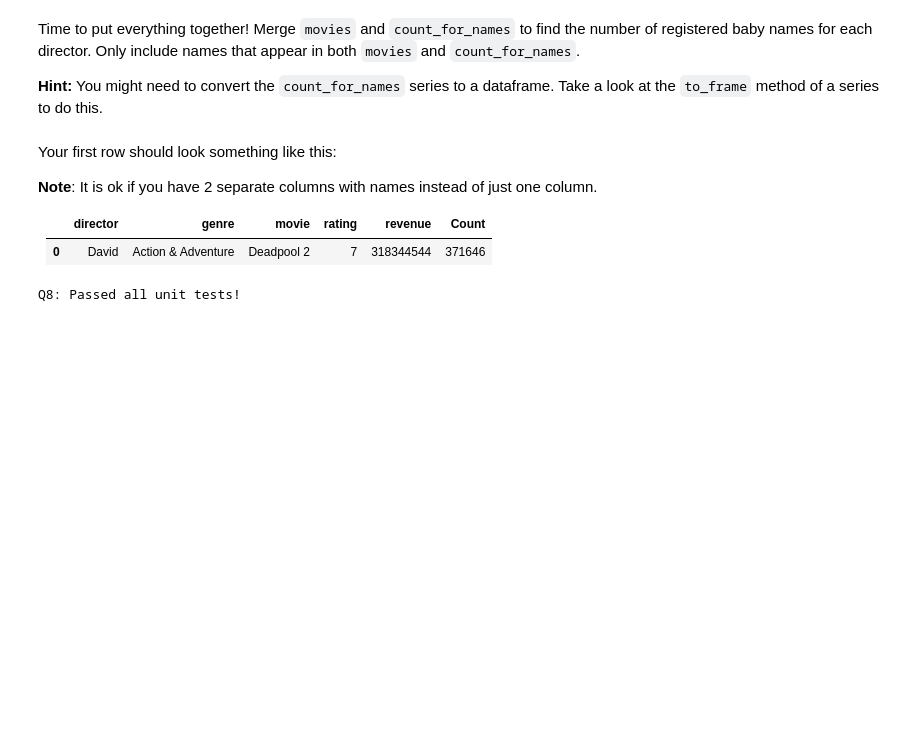
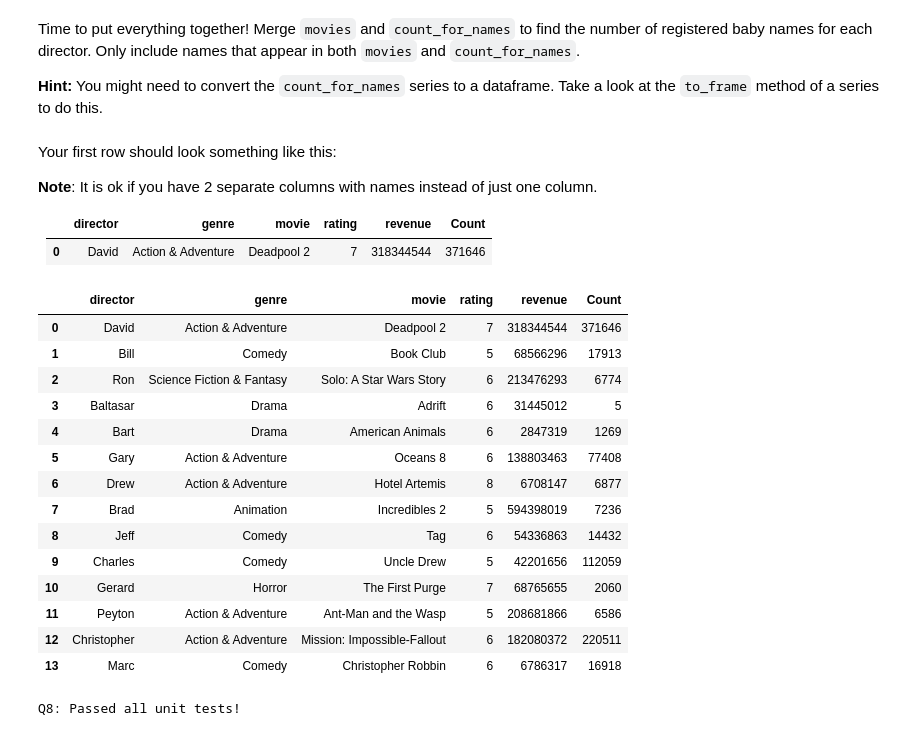
Before and after one commit to hanchaa/Korea_Univ_2022_1, a Jupyter notebook: COSE471/HW2/HW2.ipynb, the cells around one changed output. Drawn from its saved outputs; the diff is of its cells as text; code cells hidden in the pictures; blank space fills up the shorter version.

Commit message:
feat(COSE471_hw2): done hw2

```diff
--- a/COSE471/HW2/HW2.ipynb
+++ b/COSE471/HW2/HW2.ipynb
@@ -211,8 +211,8 @@ Q3: Passed all unit tests!
 When you run a code cell, Colab executes it on a temporary cloud instance.  Every time you open the notebook, you will be assigned a different machine.  All compute state and files saved on the previous machine will be lost.  Therefore, you may need to re-download datasets or rerun code after a reset. Here, you can mount your Google drive to the temporary cloud instance's local filesystem using the following code snippet and save files under the specified directory (note that you will have to provide permission every time you run this).
 # %%
 # mount Google drive
-from google.colab import drive
-drive.mount('/content/drive')
+# from google.colab import drive
+# drive.mount('/content/drive')
 
 # now you can see files
 !echo -e "\nNumber of Google drive files in /content/drive/My Drive/:"
@@ -223,6 +223,6 @@ drive.mount('/content/drive')
 !echo -e "\nCurrent directory:"
 !pwd
 
-workspace_path = '/content/drive/MyDrive/Lectures/COSE471/hw/hw2/'  # Change this path!
+workspace_path = 'C://Users/hanchaa/Desktop/Korea_Univ_2022_1/COSE471/HW2/'  # Change this path!
 print(f'Your workspace: {workspace_path}')
 # %% [output]
@@ -593,6 +591,6 @@ Let's move back to baby names and specifically, the `ca` dataframe. Find the sum
 # %%
 # BEGIN YOUR CODE
 # -----------------------
-count_for_names = ...
+count_for_names = ca.groupby("Name")["Count"].sum()
 # -----------------------
 # END YOUR CODE
@@ -689,3 +695,31 @@ merged_df = ...
+# %%
+# BEGIN YOUR CODE
+# -----------------------
+baby_names_filtered = count_for_names.to_frame().loc[count_for_names.index.isin(movies["director"])]
+movies_filtered = movies.loc[movies["director"].isin(baby_names_filtered.index)].reset_index(drop=True)
+
+baby_names_filtered = baby_names_filtered.loc[movies_filtered["director"]].reset_index()
+
+merged_df = pd.concat([movies_filtered, baby_names_filtered["Count"]], axis=1)
+merged_df
+# -----------------------
+# END YOUR CODE
+# %% [output]
+|  | director | genre | movie | rating | revenue | Count |
+| 0 | David | Action & Adventure | Deadpool 2 | 7 | 318344544 | 371646 |
+| 1 | Bill | Comedy | Book Club | 5 | 68566296 | 17913 |
+| 2 | Ron | Science Fiction & Fantasy | Solo: A Star Wars Story | 6 | 213476293 | 6774 |
+| 3 | Baltasar | Drama | Adrift | 6 | 31445012 | 5 |
+| 4 | Bart | Drama | American Animals | 6 | 2847319 | 1269 |
+| 5 | Gary | Action & Adventure | Oceans 8 | 6 | 138803463 | 77408 |
+| 6 | Drew | Action & Adventure | Hotel Artemis | 8 | 6708147 | 6877 |
+| 7 | Brad | Animation | Incredibles 2 | 5 | 594398019 | 7236 |
+| 8 | Jeff | Comedy | Tag | 6 | 54336863 | 14432 |
+| 9 | Charles | Comedy | Uncle Drew | 5 | 42201656 | 112059 |
+| 10 | Gerard | Horror | The First Purge | 7 | 68765655 | 2060 |
+| 11 | Peyton | Action & Adventure | Ant-Man and the Wasp | 5 | 208681866 | 6586 |
+| 12 | Christopher | Action & Adventure | Mission: Impossible-Fallout | 6 | 182080372 | 220511 |
+| 13 | Marc | Comedy | Christopher Robbin | 6 | 6786317 | 16918 |
 # %%
 assert merged_df.loc[0, 'Count'] == 371646
 assert merged_df.loc[3, 'Count'] == 5
```
Also changed, not shown: parts of 14 cells of this notebook, 1 other file.
